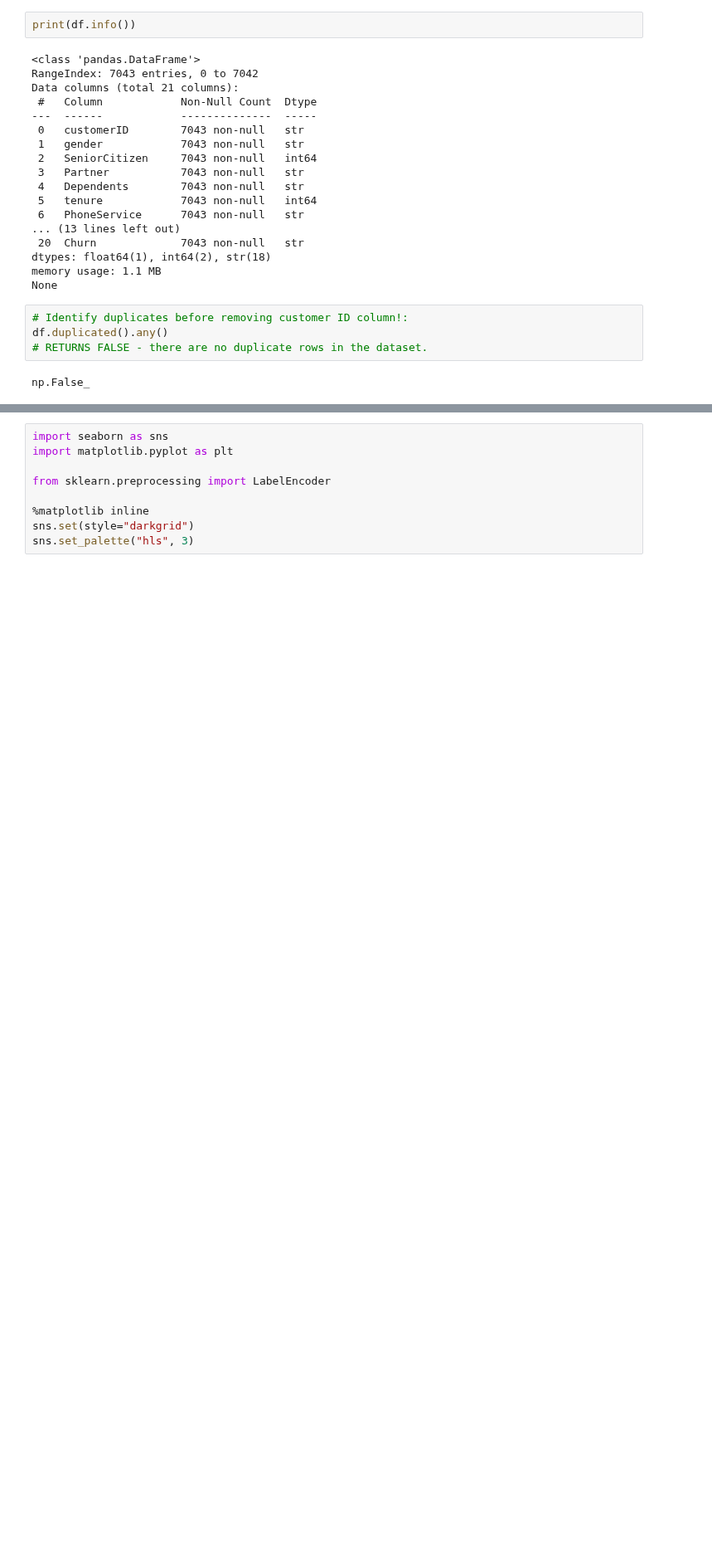
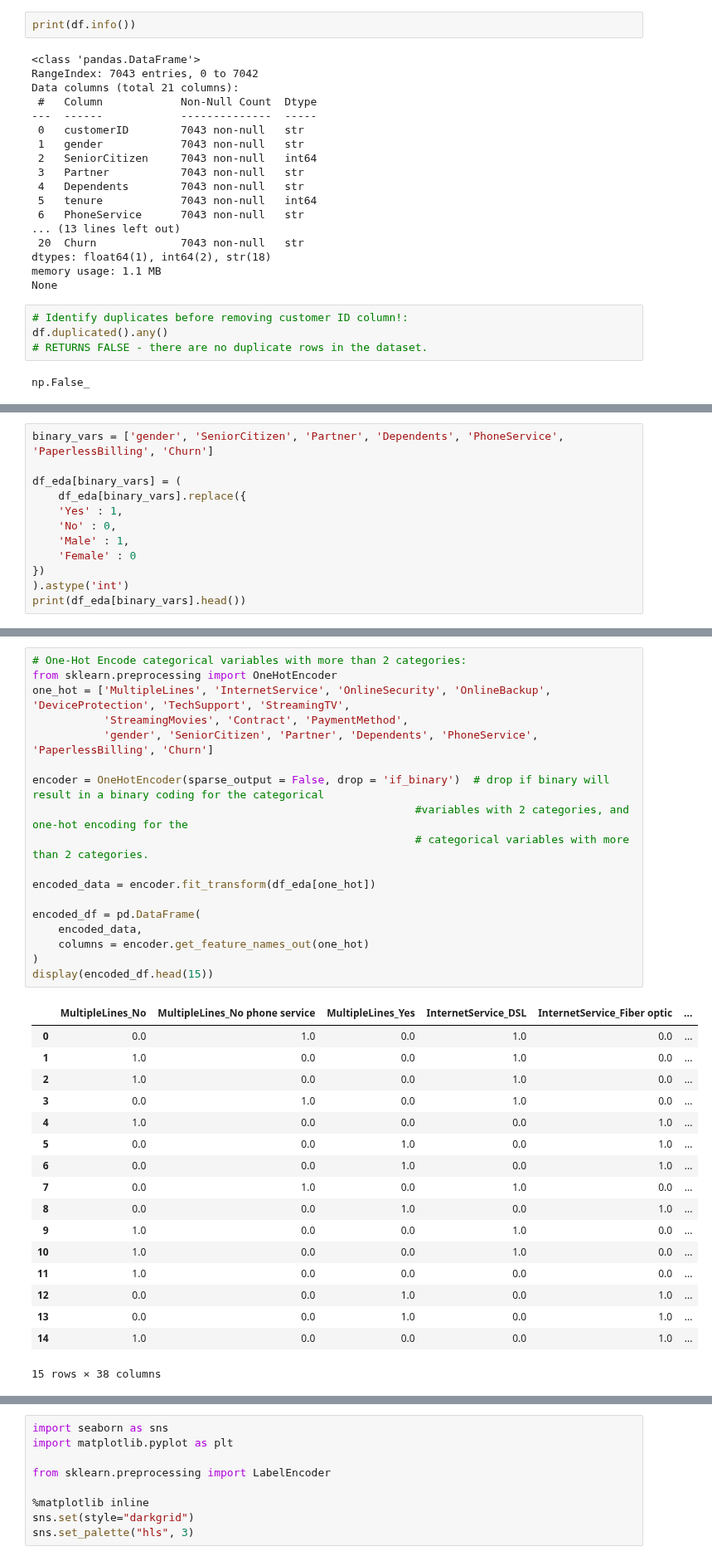
Before and after one commit to sdescha21/ML_pipe, a Jupyter notebook: src/Notebooks/2_Churn_EDA_wevsoc.ipynb, the cells around one changed output, grey strips where cells are left out. Shown at 83% size. Drawn from its saved outputs; the diff is of its cells as text; blank space fills up the shorter version.

```diff
--- a/src/Notebooks/3_Churn_modelling_wevsoc.ipynb
+++ b/src/Notebooks/2_Churn_EDA_wevsoc.ipynb
@@ -144,0 +193,12 @@ memory usage: 1.1 MB
+# %%
+binary_vars = ['gender', 'SeniorCitizen', 'Partner', 'Dependents', 'PhoneService', 'PaperlessBilling', 'Churn']
+
+df_eda[binary_vars] = (
+    df_eda[binary_vars].replace({
+    'Yes' : 1,
+    'No' : 0,
+    'Male' : 1,
+    'Female' : 0
+})
+).astype('int')
+print(df_eda[binary_vars].head())
@@ -145 +239,37 @@ memory usage: 1.1 MB
+# %%
+# One-Hot Encode categorical variables with more than 2 categories:
+from sklearn.preprocessing import OneHotEncoder
+one_hot = ['MultipleLines', 'InternetService', 'OnlineSecurity', 'OnlineBackup', 'DeviceProtection', 'TechSupport', 'StreamingTV',
+           'StreamingMovies', 'Contract', 'PaymentMethod',
+           'gender', 'SeniorCitizen', 'Partner', 'Dependents', 'PhoneService', 'PaperlessBilling', 'Churn']
+
+encoder = OneHotEncoder(sparse_output = False, drop = 'if_binary')  # drop if binary will result in a binary coding for the categorical
+                                                           #variables with 2 categories, and one-hot encoding for the
+                                                           # categorical variables with more than 2 categories.
+
+encoded_data = encoder.fit_transform(df_eda[one_hot])
+
+encoded_df = pd.DataFrame(
+    encoded_data,
+    columns = encoder.get_feature_names_out(one_hot)
+)
+display(encoded_df.head(15))
+# %% [output]
+|  | MultipleLines_No | MultipleLines_No phone service | MultipleLines_Yes | InternetService_DSL | InternetService_Fiber optic | ... |
+| 0 | 0.0 | 1.0 | 0.0 | 1.0 | 0.0 | ... |
+| 1 | 1.0 | 0.0 | 0.0 | 1.0 | 0.0 | ... |
+| 2 | 1.0 | 0.0 | 0.0 | 1.0 | 0.0 | ... |
+| 3 | 0.0 | 1.0 | 0.0 | 1.0 | 0.0 | ... |
+| 4 | 1.0 | 0.0 | 0.0 | 0.0 | 1.0 | ... |
+| 5 | 0.0 | 0.0 | 1.0 | 0.0 | 1.0 | ... |
+| 6 | 0.0 | 0.0 | 1.0 | 0.0 | 1.0 | ... |
+| 7 | 0.0 | 1.0 | 0.0 | 1.0 | 0.0 | ... |
+| 8 | 0.0 | 0.0 | 1.0 | 0.0 | 1.0 | ... |
+| 9 | 1.0 | 0.0 | 0.0 | 1.0 | 0.0 | ... |
+| 10 | 1.0 | 0.0 | 0.0 | 1.0 | 0.0 | ... |
+| 11 | 1.0 | 0.0 | 0.0 | 0.0 | 0.0 | ... |
+| 12 | 0.0 | 0.0 | 1.0 | 0.0 | 1.0 | ... |
+| 13 | 0.0 | 0.0 | 1.0 | 0.0 | 1.0 | ... |
+| 14 | 1.0 | 0.0 | 0.0 | 0.0 | 1.0 | ... |
+15 rows × 38 columns
 # %%
```
Also changed, not shown: parts of 14 cells of this notebook, 7 other files.
